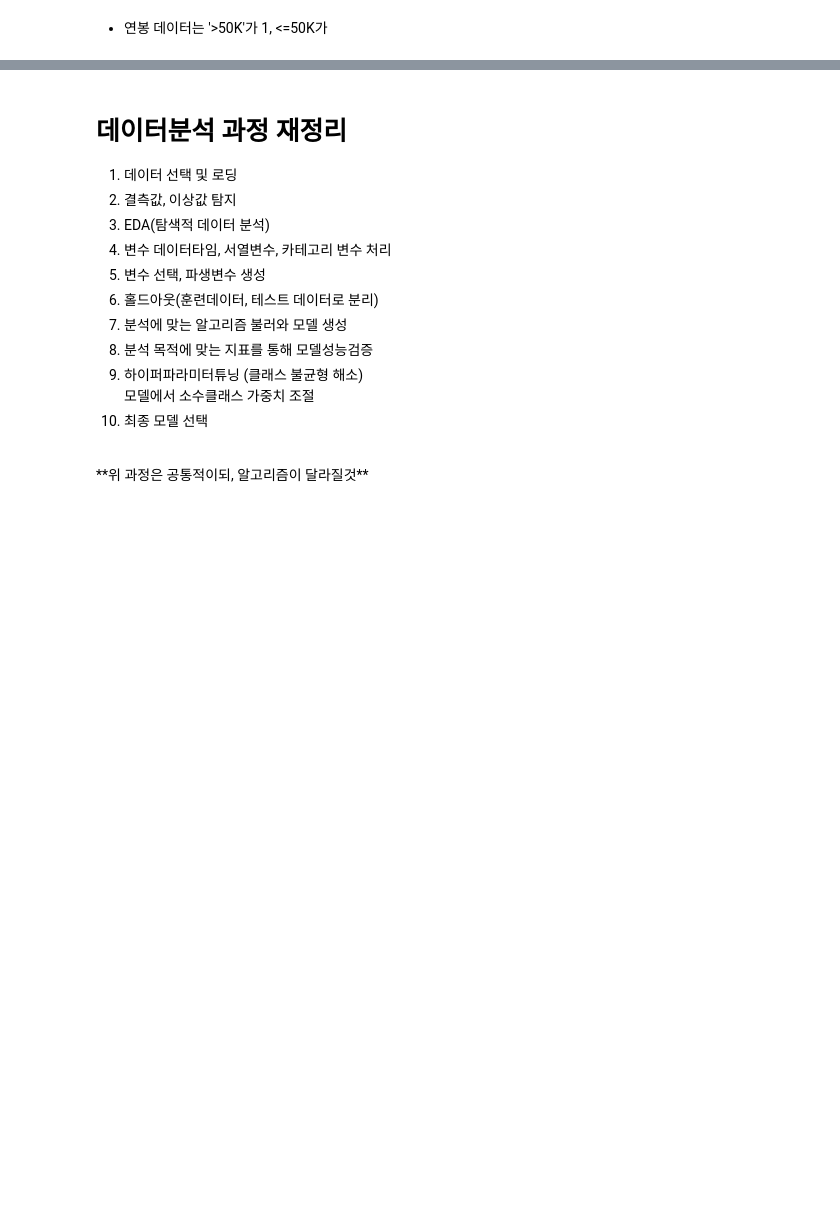
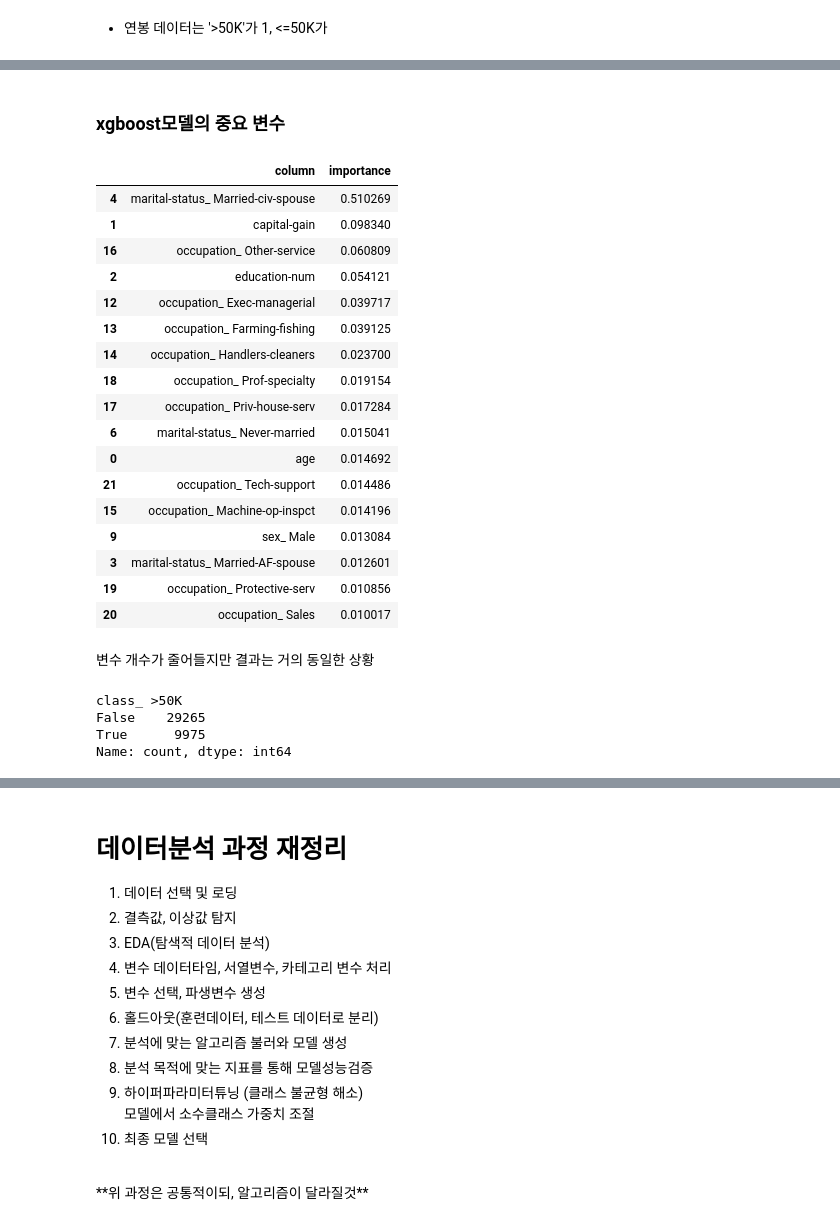
Before and after one commit to y25p/fintech_yeop, a Jupyter notebook: 05machine_learning/10지도학습 _분류분석_컬럼선택법_클래스불균형_모델성능향상시키기.ipynb, the cells around one changed output, grey strips where cells are left out. Saved outputs shown, nothing was run; the diff lists cells and outputs as text; code cells hidden in the pictures; blank space fills up the shorter version.

```diff
--- a/05machine_learning/10지도학습 _분류분석_컬럼선택법_클래스불균형_모델성능향상시키기.ipynb
+++ b/05machine_learning/10지도학습 _분류분석_컬럼선택법_클래스불균형_모델성능향상시키기.ipynb
@@ -308,0 +514,11 @@ important_cols.sort_values(by='importance',ascending=False)
+# %%
+X= data3.drop('class_ >50K', axis=1)
+y= data3['class_ >50K']
+# %%
+X_train, X_test, y_train, y_test= train_test_split(X,y, test_size=0.4,stratify=y, random_state=10)
+# %%
+# xgb 이미 import
+xgb = XGBClassifier(random_state=10)
+xgb.fit(X_train, y_train)
+pred = xgb.predict(X_test)
+print(classification_report(y_test,pred))
@@ -308,0 +534,37 @@ important_cols.sort_values(by='importance',ascending=False)
+# %% [markdown]
+### xgboost모델의 중요 변수
+# %%
+importance3 = pd.DataFrame(xgb.feature_importances_ ,columns=['importance'])
+column3 = pd.DataFrame(xgb.feature_names_in_ ,columns=['column'])
+# %%
+importance3 = pd.concat([column3, importance3], axis=1)
+importance3 =importance3[importance3['importance']>0.01].sort_values(by='importance',ascending=False)
+importance3
+# %% [output]
+|  | column | importance |
+| 4 | marital-status_ Married-civ-spouse | 0.510269 |
+| 1 | capital-gain | 0.098340 |
+| 16 | occupation_ Other-service | 0.060809 |
+| 2 | education-num | 0.054121 |
+| 12 | occupation_ Exec-managerial | 0.039717 |
+| 13 | occupation_ Farming-fishing | 0.039125 |
+| 14 | occupation_ Handlers-cleaners | 0.023700 |
+| 18 | occupation_ Prof-specialty | 0.019154 |
+| 17 | occupation_ Priv-house-serv | 0.017284 |
+| 6 | marital-status_ Never-married | 0.015041 |
+| 0 | age | 0.014692 |
+| 21 | occupation_ Tech-support | 0.014486 |
+| 15 | occupation_ Machine-op-inspct | 0.014196 |
+| 9 | sex_ Male | 0.013084 |
+| 3 | marital-status_ Married-AF-spouse | 0.012601 |
+| 19 | occupation_ Protective-serv | 0.010856 |
+| 20 | occupation_ Sales | 0.010017 |
+# %% [markdown]
+변수 개수가 줄어들지만 결과는 거의 동일한 상황
+# %%
+y.value_counts()
+# %% [output]
+class_ >50K
+False    29265
+True      9975
+Name: count, dtype: int64
```
Also changed, not shown: parts of 86 cells of this notebook, 3 other files.
